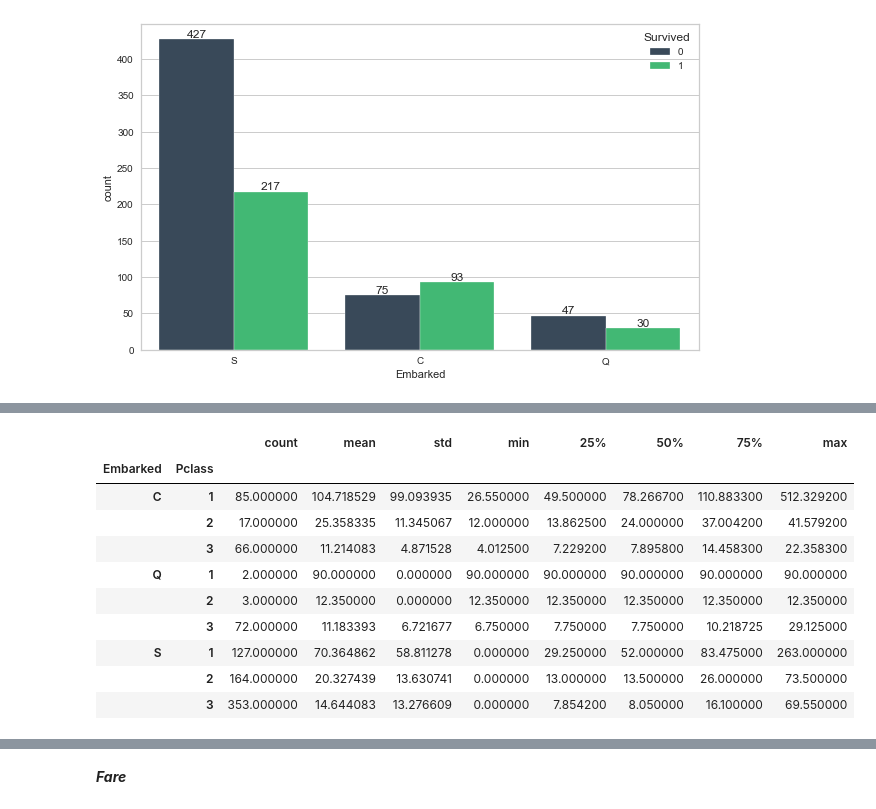
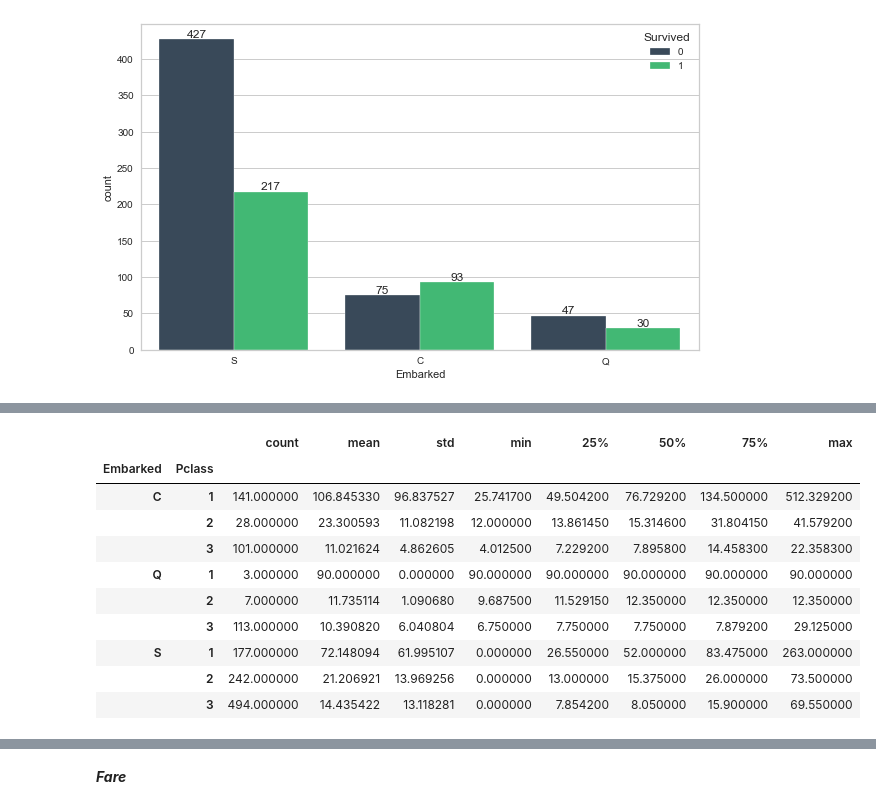
Before and after one commit to adsum-ss/Projects-MachineLearning, a Jupyter notebook: Titanic Disaster (Classification Analysis)/Titanic.ipynb, the cells around one changed output, grey strips where cells are left out. Saved outputs shown, nothing was run; the diff lists cells and outputs as text; code cells hidden in the pictures.

```diff
--- a/Titanic Disaster (Classification Analysis)/Titanic.ipynb
+++ b/Titanic Disaster (Classification Analysis)/Titanic.ipynb
@@ -66,6 +64,7 @@ set_palette('flatui')
 
 sns.set_style("whitegrid")
 plt.rcParams["figure.figsize"] = (10,6)
+pd.set_option('display.max_rows', 100)
 pd.set_option('display.float_format', '{:.3f}'.format)
 # %% [markdown]
 ## 1.1 Data Review
@@ -223,0 +208,4 @@ dtype: int64
+# %%
+df_temp = train_data.append(test_data, ignore_index=True)
+df_temp['FamilySize'] = df_temp['SibSp'] + df_temp['Parch']
+df_temp.head()
@@ -432,4 +432,6 @@ SibSp  Parch
 Name: Age, dtype: float64
 # %%
-train_data.Age.fillna(train_data.groupby(['SibSp','Parch']).Age.transform('mean'), inplace=True)
-train_data.Age.fillna(train_data[train_data.SibSp>4].Age.mean(), inplace=True)
+df_temp.Age.fillna(df_temp.groupby(['SibSp','Parch','Pclass']).Age.transform('mean'), inplace=True)
+df_temp.Age.fillna(df_temp[(df_temp.SibSp==1) & (df_temp.Parch>=6)].Age.mean(), inplace=True)
+# %%
+df_temp.Age = df_temp.Age.apply(math.ceil)
@@ -473,14 +487,14 @@ train_data[train_data.Embarked.isna()]
 # %%
-train_data.groupby(['Embarked', train_data.Pclass.astype(str)]).Fare.describe().style.background_gradient()
+df_temp.groupby(['Embarked', df_temp.Pclass.astype(str)]).Fare.describe().style.background_gradient()
 # %% [output]
 |  |  | count | mean | std | min | 25% | 50% | 75% | max |
 | Embarked | Pclass |  |  |  |  |  |  |  |  |
-| C | 1 | 85.000000 | 104.718529 | 99.093935 | 26.550000 | 49.500000 | 78.266700 | 110.883300 | 512.329200 |
-|  | 2 | 17.000000 | 25.358335 | 11.345067 | 12.000000 | 13.862500 | 24.000000 | 37.004200 | 41.579200 |
-|  | 3 | 66.000000 | 11.214083 | 4.871528 | 4.012500 | 7.229200 | 7.895800 | 14.458300 | 22.358300 |
-| Q | 1 | 2.000000 | 90.000000 | 0.000000 | 90.000000 | 90.000000 | 90.000000 | 90.000000 | 90.000000 |
-|  | 2 | 3.000000 | 12.350000 | 0.000000 | 12.350000 | 12.350000 | 12.350000 | 12.350000 | 12.350000 |
-|  | 3 | 72.000000 | 11.183393 | 6.721677 | 6.750000 | 7.750000 | 7.750000 | 10.218725 | 29.125000 |
-| S | 1 | 127.000000 | 70.364862 | 58.811278 | 0.000000 | 29.250000 | 52.000000 | 83.475000 | 263.000000 |
-|  | 2 | 164.000000 | 20.327439 | 13.630741 | 0.000000 | 13.000000 | 13.500000 | 26.000000 | 73.500000 |
-|  | 3 | 353.000000 | 14.644083 | 13.276609 | 0.000000 | 7.854200 | 8.050000 | 16.100000 | 69.550000 |
+| C | 1 | 141.000000 | 106.845330 | 96.837527 | 25.741700 | 49.504200 | 76.729200 | 134.500000 | 512.329200 |
+|  | 2 | 28.000000 | 23.300593 | 11.082198 | 12.000000 | 13.861450 | 15.314600 | 31.804150 | 41.579200 |
+|  | 3 | 101.000000 | 11.021624 | 4.862605 | 4.012500 | 7.229200 | 7.895800 | 14.458300 | 22.358300 |
+| Q | 1 | 3.000000 | 90.000000 | 0.000000 | 90.000000 | 90.000000 | 90.000000 | 90.000000 | 90.000000 |
+|  | 2 | 7.000000 | 11.735114 | 1.090680 | 9.687500 | 11.529150 | 12.350000 | 12.350000 | 12.350000 |
+|  | 3 | 113.000000 | 10.390820 | 6.040804 | 6.750000 | 7.750000 | 7.750000 | 7.879200 | 29.125000 |
+| S | 1 | 177.000000 | 72.148094 | 61.995107 | 0.000000 | 26.550000 | 52.000000 | 83.475000 | 263.000000 |
+|  | 2 | 242.000000 | 21.206921 | 13.969256 | 0.000000 | 13.000000 | 15.375000 | 26.000000 | 73.500000 |
+|  | 3 | 494.000000 | 14.435422 | 13.118281 | 0.000000 | 7.854200 | 8.050000 | 15.900000 | 69.550000 |
```
Also changed, not shown: parts of 127 cells of this notebook.
